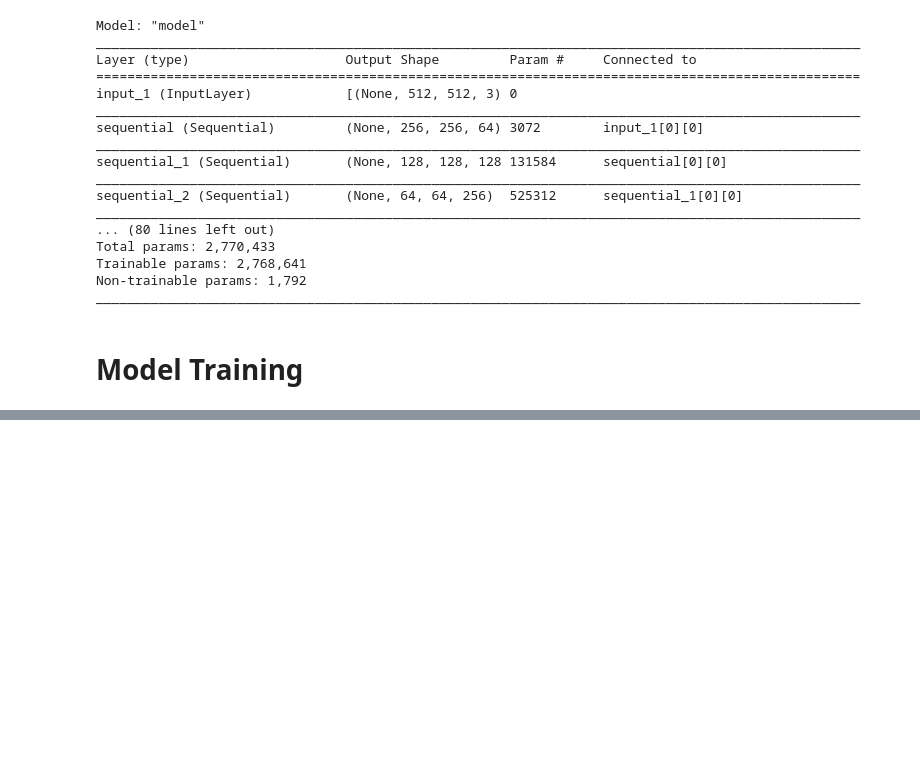
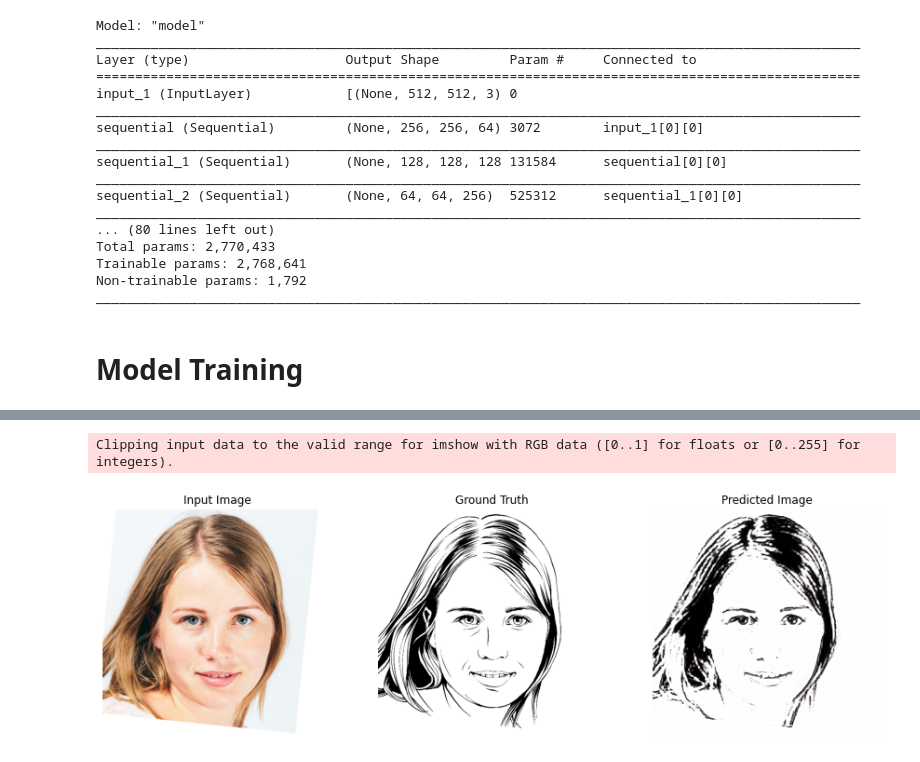
Before and after one commit to hochthom/OG-AI4Artists-2021, a Jupyter notebook: Lecture3_Pix2Pix_Example/Pix2Pix_Example.ipynb, the cells around one changed output, grey strips where cells are left out. Saved outputs shown, nothing was run; the diff lists cells and outputs as text; code cells hidden in the pictures; blank space fills up the shorter version.

```diff
--- a/Lecture3_Pix2Pix_Example/Pix2Pix_Example.ipynb
+++ b/Lecture3_Pix2Pix_Example/Pix2Pix_Example.ipynb
@@ -45,3 +33,13 @@ test_dataset = test_dataset.batch(BATCH_SIZE)
+# %%
+# CREATE Datasets
+# -----------------------------------------------------------------------------
+TRAIN_IMAGE_DIR = os.path.join(DATA_DIR, 'train')
+imgs = os.listdir(TRAIN_IMAGE_DIR)
+train_dataset = DataGenerator(imgs, TRAIN_IMAGE_DIR)
+
+TEST_IMAGE_DIR = os.path.join(DATA_DIR, 'test')
+imgs = os.listdir(TEST_IMAGE_DIR)
+test_dataset = DataGenerator(imgs, TEST_IMAGE_DIR)
 # %% [markdown]
 Creating the model
 ==================
@@ -118,6 +116,10 @@ checkpoint_dir = './checkpoints'
 if not os.path.exists(checkpoint_dir):
   os.mkdir(checkpoint_dir)
 checkpoint_prefix = os.path.join(checkpoint_dir, "ckpt")
+checkpoint = tf.train.Checkpoint(generator_optimizer=generator_optimizer,
+                                 discriminator_optimizer=discriminator_optimizer,
+                                 generator=generator,
+                                 discriminator=discriminator)
 # %%
 for epoch in range(EPOCHS):
     print('\n')
@@ -131,10 +133,6 @@ for epoch in range(EPOCHS):
     if (epoch + 1) % 20 == 0:
         checkpoint.save(file_prefix=checkpoint_prefix)
 
-    # create samples
-    for example_input, example_target in test_dataset.take(1):
-        generate_images(generator, example_input, example_target)
-
 checkpoint.save(file_prefix=checkpoint_prefix)
 # %% [output]
 Epoch:  1
@@ -141,0 +156,25 @@ NameError: ignored
+# %%
+def show_images(test_img, target, gen_img):
+    display_list = [test_img[0], target[0], gen_img[0]]
+    title = ['Input Image', 'Ground Truth', 'Predicted Image']
+
+    plt.figure(figsize=(15,6))
+    for i in range(3):
+        plt.subplot(1, 3, i + 1)
+        plt.title(title[i])
+        # getting the pixel values between [0, 1] to plot it.
+        #plt.imshow(display_list[i] * 0.5 + 0.5)
+        plt.imshow(display_list[i])
+        plt.axis('off')
+    plt.show()
+# %%
+# create samples
+# -----------------------------------------------------------------------------
+#inp, tgt = test_dataset.sample()
+inp, tgt = next(iter(test_dataset))
+gen_img = generator(inp, training=False)
+
+show_images(inp, tgt, gen_img)
+# %% [output]
+Clipping input data to the valid range for imshow with RGB data ([0..1] for floats or [0..255] for integers).
+[figure, added]
```
Also changed, not shown: parts of 4 cells of this notebook.
